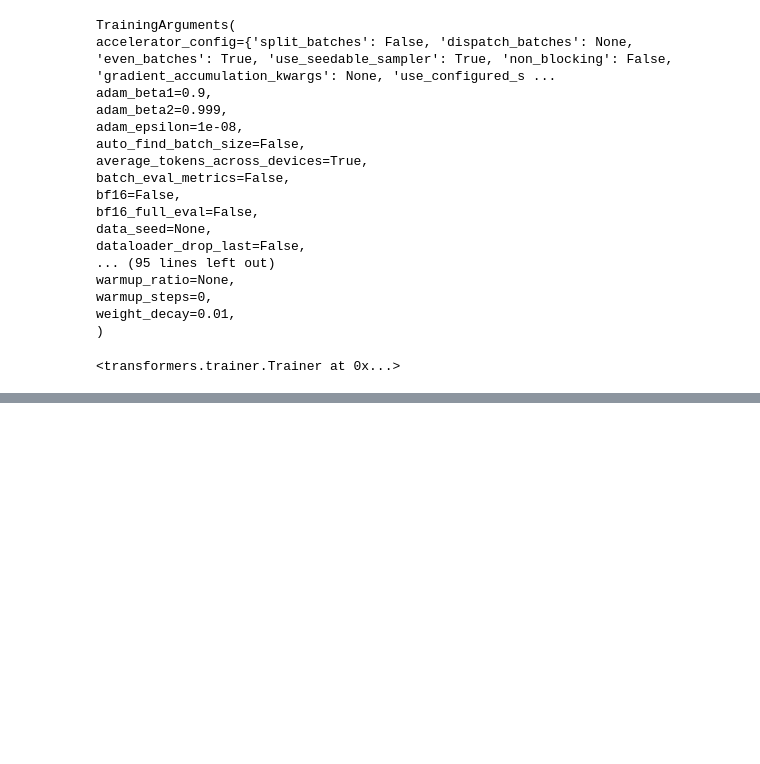
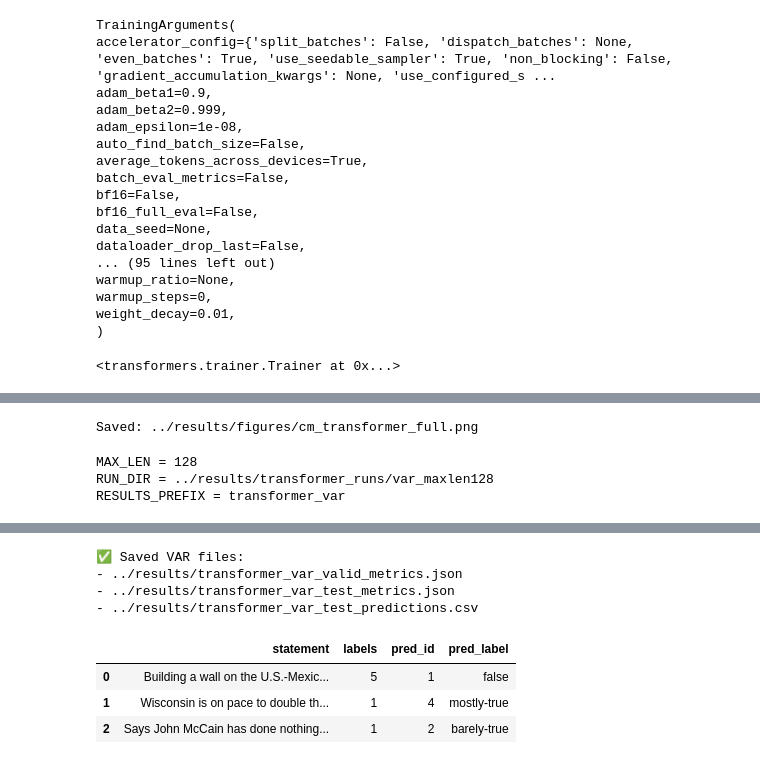
Before and after one commit to NicolasIssa1/fake-news-dissertation, a Jupyter notebook: notebooks/03_transformer_models.ipynb, the cells around one changed output, grey strips where cells are left out. Saved outputs shown, nothing was run; the diff lists cells and outputs as text; code cells hidden in the pictures; blank space fills up the shorter version.

```diff
--- a/notebooks/03_transformer_models.ipynb
+++ b/notebooks/03_transformer_models.ipynb
@@ -390,0 +560,70 @@ Top confusions:
+# %%
+import os
+import pandas as pd
+
+FIG_DIR = "../results/figures"
+os.makedirs(FIG_DIR, exist_ok=True)
+
+LABELS = ["pants-fire","false","barely-true","half-true","mostly-true","true"]
+
+preds = pd.read_csv("../results/transformer_full_test_predictions.csv")
+true_ids = preds["labels"].astype(int)
+pred_ids = preds["pred_id"].astype(int)
+
+cm = pd.crosstab(true_ids, pred_ids).reindex(index=range(6), columns=range(6), fill_value=0)
+cm.index = LABELS
+cm.columns = LABELS
+
+plot_cm(
+    cm,
+    "DistilBERT Full Fine-tuning — Confusion Matrix (Test)",
+    os.path.join(FIG_DIR, "cm_transformer_full.png")
+)
+
+print("Saved:", os.path.join(FIG_DIR, "cm_transformer_full.png"))
+# %% [output]
+Saved: ../results/figures/cm_transformer_full.png
+# %%
+print("MAX_LEN =", MAX_LEN)
+print("RUN_DIR =", training_args.output_dir)
+print("RESULTS_PREFIX =", RESULTS_PREFIX)
+# %% [output]
+MAX_LEN = 128
+RUN_DIR = ../results/transformer_runs/var_maxlen128
+RESULTS_PREFIX = transformer_var
+# %%
+import os, json
+import numpy as np
+import pandas as pd
+
+assert "valid_metrics" in globals() and "test_metrics" in globals(), "Run trainer.evaluate() first."
+
+# ---- Save metrics (VARIANT) ----
+valid_metrics_path = os.path.join(RESULTS_DIR, f"{RESULTS_PREFIX}_valid_metrics.json")
+test_metrics_path  = os.path.join(RESULTS_DIR, f"{RESULTS_PREFIX}_test_metrics.json")
+
+with open(valid_metrics_path, "w") as f:
+    json.dump(valid_metrics, f, indent=2)
+
+with open(test_metrics_path, "w") as f:
+    json.dump(test_metrics, f, indent=2)
+
+# ---- Predict on test + save CSV (VARIANT) ----
+pred_out = trainer.predict(test_tok)
+test_logits = pred_out.predictions
+test_pred_ids = np.argmax(test_logits, axis=-1)
+
+pred_df = test_df.copy()
+pred_df["pred_id"] = test_pred_ids
+pred_df["pred_label"] = pred_df["pred_id"].map(ID2LABEL)
+
+pred_path = os.path.join(RESULTS_DIR, f"{RESULTS_PREFIX}_test_predictions.csv")
+pred_df.to_csv(pred_path, index=False)
+
+print("✅ Saved VAR files:")
+print("-", valid_metrics_path)
+print("-", test_metrics_path)
+print("-", pred_path)
+
+pred_df.head(3)
+# %% [output]
@@ -390,0 +631,8 @@ Top confusions:
+✅ Saved VAR files:
+- ../results/transformer_var_valid_metrics.json
+- ../results/transformer_var_test_metrics.json
+- ../results/transformer_var_test_predictions.csv
+|  | statement | labels | pred_id | pred_label |
+| 0 | Building a wall on the U.S.-Mexic... | 5 | 1 | false |
+| 1 | Wisconsin is on pace to double th... | 1 | 4 | mostly-true |
+| 2 | Says John McCain has done nothing... | 1 | 2 | barely-true |
```
Also changed, not shown: parts of 20 cells of this notebook, 6 other files.
